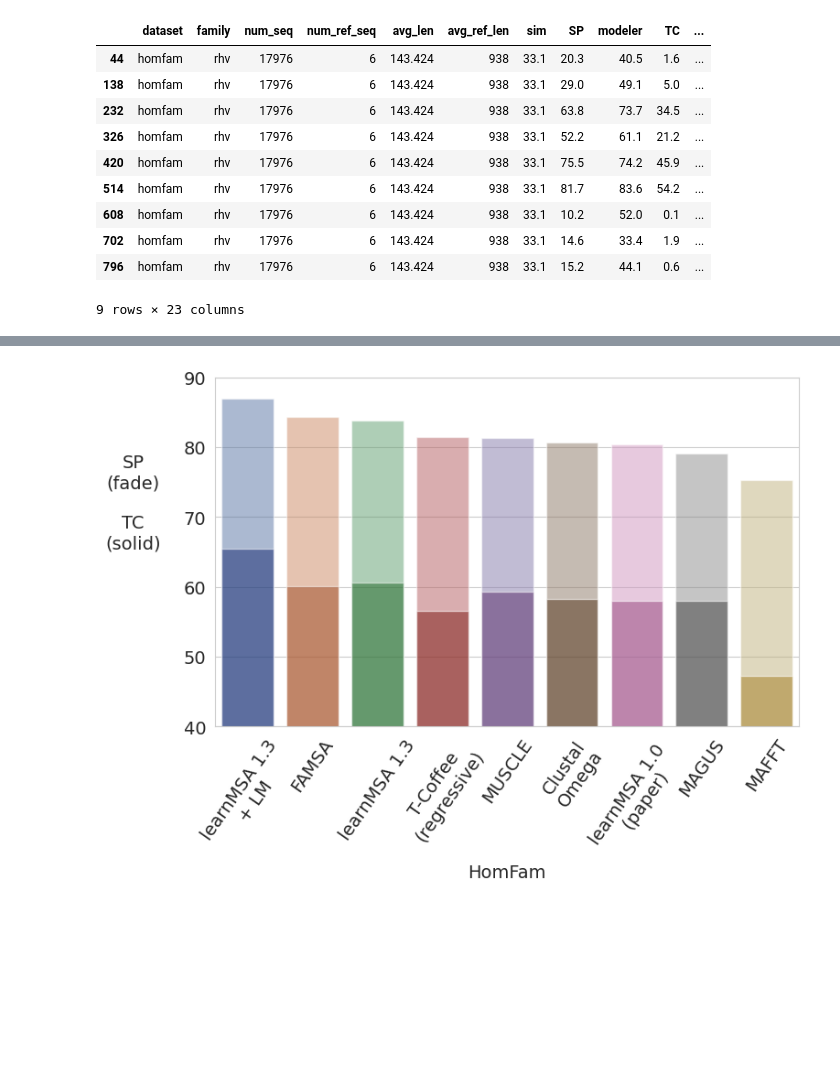
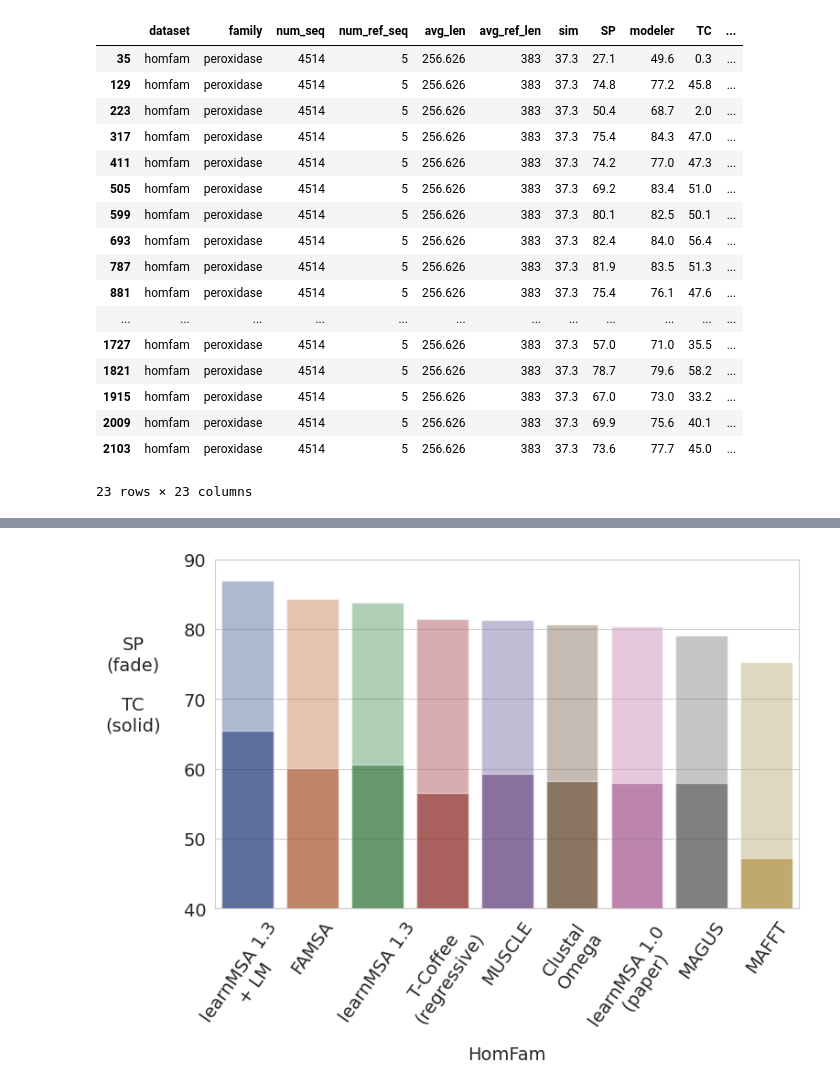
Before and after one commit to felbecker/snakeMSA, a Jupyter notebook: Plots.ipynb, the cells around one changed output, grey strips where cells are left out. Drawn from its saved outputs; the diff is of its cells as text; code cells hidden in the pictures; blank space fills up the shorter version.

```diff
--- a/Plots.ipynb
+++ b/Plots.ipynb
@@ -42,17 +146,24 @@ merged_df.head()
 5 rows × 23 columns
-# %%
-merged_df[merged_df.family == "rhv"]
-# %% [output]
-|  | dataset | family | num_seq | num_ref_seq | avg_len | avg_ref_len | sim | SP | modeler | TC | ... |
-| 44 | homfam | rhv | 17976 | 6 | 143.424 | 938 | 33.1 | 20.3 | 40.5 | 1.6 | ... |
-| 138 | homfam | rhv | 17976 | 6 | 143.424 | 938 | 33.1 | 29.0 | 49.1 | 5.0 | ... |
-| 232 | homfam | rhv | 17976 | 6 | 143.424 | 938 | 33.1 | 63.8 | 73.7 | 34.5 | ... |
-| 326 | homfam | rhv | 17976 | 6 | 143.424 | 938 | 33.1 | 52.2 | 61.1 | 21.2 | ... |
-| 420 | homfam | rhv | 17976 | 6 | 143.424 | 938 | 33.1 | 75.5 | 74.2 | 45.9 | ... |
-| 514 | homfam | rhv | 17976 | 6 | 143.424 | 938 | 33.1 | 81.7 | 83.6 | 54.2 | ... |
-| 608 | homfam | rhv | 17976 | 6 | 143.424 | 938 | 33.1 | 10.2 | 52.0 | 0.1 | ... |
-| 702 | homfam | rhv | 17976 | 6 | 143.424 | 938 | 33.1 | 14.6 | 33.4 | 1.9 | ... |
-| 796 | homfam | rhv | 17976 | 6 | 143.424 | 938 | 33.1 | 15.2 | 44.1 | 0.6 | ... |
-9 rows × 23 columns
+# %%
+merged_df[merged_df.family == "peroxidase"]
+# %% [output]
+|  | dataset | family | num_seq | num_ref_seq | avg_len | avg_ref_len | sim | SP | modeler | TC | ... |
+| 35 | homfam | peroxidase | 4514 | 5 | 256.626 | 383 | 37.3 | 27.1 | 49.6 | 0.3 | ... |
+| 129 | homfam | peroxidase | 4514 | 5 | 256.626 | 383 | 37.3 | 74.8 | 77.2 | 45.8 | ... |
+| 223 | homfam | peroxidase | 4514 | 5 | 256.626 | 383 | 37.3 | 50.4 | 68.7 | 2.0 | ... |
+| 317 | homfam | peroxidase | 4514 | 5 | 256.626 | 383 | 37.3 | 75.4 | 84.3 | 47.0 | ... |
+| 411 | homfam | peroxidase | 4514 | 5 | 256.626 | 383 | 37.3 | 74.2 | 77.0 | 47.3 | ... |
+| 505 | homfam | peroxidase | 4514 | 5 | 256.626 | 383 | 37.3 | 69.2 | 83.4 | 51.0 | ... |
+| 599 | homfam | peroxidase | 4514 | 5 | 256.626 | 383 | 37.3 | 80.1 | 82.5 | 50.1 | ... |
+| 693 | homfam | peroxidase | 4514 | 5 | 256.626 | 383 | 37.3 | 82.4 | 84.0 | 56.4 | ... |
+| 787 | homfam | peroxidase | 4514 | 5 | 256.626 | 383 | 37.3 | 81.9 | 83.5 | 51.3 | ... |
+| 881 | homfam | peroxidase | 4514 | 5 | 256.626 | 383 | 37.3 | 75.4 | 76.1 | 47.6 | ... |
+| ... | ... | ... | ... | ... | ... | ... | ... | ... | ... | ... | ... |
+| 1727 | homfam | peroxidase | 4514 | 5 | 256.626 | 383 | 37.3 | 57.0 | 71.0 | 35.5 | ... |
+| 1821 | homfam | peroxidase | 4514 | 5 | 256.626 | 383 | 37.3 | 78.7 | 79.6 | 58.2 | ... |
+| 1915 | homfam | peroxidase | 4514 | 5 | 256.626 | 383 | 37.3 | 67.0 | 73.0 | 33.2 | ... |
+| 2009 | homfam | peroxidase | 4514 | 5 | 256.626 | 383 | 37.3 | 69.9 | 75.6 | 40.1 | ... |
+| 2103 | homfam | peroxidase | 4514 | 5 | 256.626 | 383 | 37.3 | 73.6 | 77.7 | 45.0 | ... |
+23 rows × 23 columns
 # %%
 means = merged_df.groupby(["dataset", "tool"])[["TC", "SP", "s"]].mean().reset_index()
```
Also changed, not shown: parts of 23 cells of this notebook, 11 other files.
